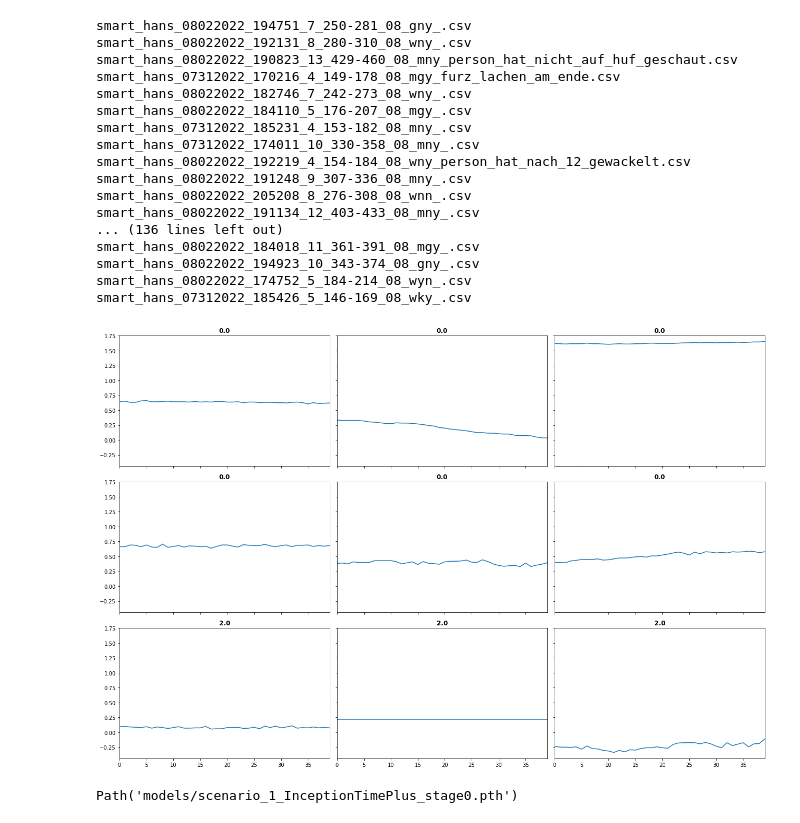
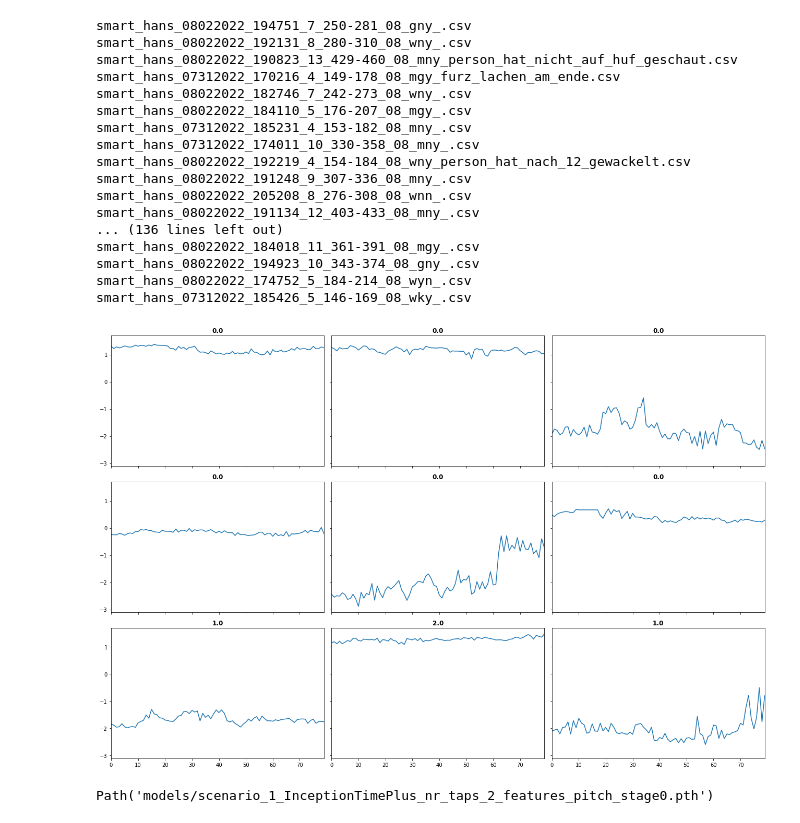
Before and after one commit to a-ludwig/smart_hans, a Jupyter notebook: Machine_learning/tsai_with_real_data_univariate.ipynb, the cells around one changed output. Cells and saved outputs as stored; diff of their text form; code cells hidden in the pictures.

```diff
--- a/Machine_learning/tsai_with_real_data_univariate.ipynb
+++ b/Machine_learning/tsai_with_real_data_univariate.ipynb
@@ -6,53 +6,58 @@ import datetime
 CUDA_LAUNCH_BLOCKING=1
 
 num_scenario = 1
+nr_taps = 2
 model_to_use = "InceptionTimePlus"
-learning_cycles = 20
-features_to_learn_with = ["nosetip_y"]
+learning_cycles = 100
+features_to_learn_with = ["pitch"]
+feature_list_string = '_'.join(features_to_learn_with)
+
+models_folder = "models"
+plots_folder = "vis/plots"
 save_name = "scenario_{}_{}".format(num_scenario, model_to_use)
 
-dl = dataloader(scenario= num_scenario, path="/Users/adi/Nextcloud/smart_hans/AP2/Daten/headpose_opencv_pitch_roll_yaw_20220904", nr_taps=1, move_window_by=-10, feature_list=features_to_learn_with)
+dl = dataloader(scenario= num_scenario, path="/Users/adi/Nextcloud/smart_hans/AP2/Daten/headpose_opencv_pitch_roll_yaw_20220904", nr_taps=nr_taps, move_window_by=-10, feature_list=features_to_learn_with)
 train, test= dl.get_train_test(frac = 0.8, seed = 0)
 
 X_test, y_test = df2xy(test, target_col='target')
 X_train, y_train = df2xy(train, target_col='target')
 
 X, y, splits = combine_split_data([X_train, X_test], [y_train, y_test])
 
 tfms  = [None, [Categorize()]]
 dsets = TSDatasets(X, y, tfms=tfms, splits=splits, inplace=True)
 dsets
 
 dls = TSDataLoaders.from_dsets(dsets.train, dsets.valid, bs=[64, 128], batch_tfms=[TSStandardize()], num_workers=0)
 
 dls.show_batch(sharey=True)
 # %% [output]
 smart_hans_08022022_194751_7_250-281_08_gny_.csv
 smart_hans_08022022_192131_8_280-310_08_wny_.csv
 smart_hans_08022022_190823_13_429-460_08_mny_person_hat_nicht_auf_huf_geschaut.csv
 smart_hans_07312022_170216_4_149-178_08_mgy_furz_lachen_am_ende.csv
 smart_hans_08022022_182746_7_242-273_08_wny_.csv
 smart_hans_08022022_184110_5_176-207_08_mgy_.csv
 smart_hans_07312022_185231_4_153-182_08_mny_.csv
 smart_hans_07312022_174011_10_330-358_08_mny_.csv
 smart_hans_08022022_192219_4_154-184_08_wny_person_hat_nach_12_gewackelt.csv
 smart_hans_08022022_191248_9_307-336_08_mny_.csv
 smart_hans_08022022_205208_8_276-308_08_wnn_.csv
 smart_hans_08022022_191134_12_403-433_08_mny_.csv
 ... (136 lines left out)
 smart_hans_08022022_184018_11_361-391_08_mgy_.csv
 smart_hans_08022022_194923_10_343-374_08_gny_.csv
 smart_hans_08022022_174752_5_184-214_08_wyn_.csv
 smart_hans_07312022_185426_5_146-169_08_wky_.csv
-[figure, old version]
+[figure, new version]
 # %%
 
-scenario_name_stage0 = save_name+"_stage0"
+scenario_name_stage0 = save_name+"_nr_taps_{}_features_{}".format(str(nr_taps), feature_list_string)+"_stage0"
 model = InceptionTime(dls.vars, dls.c)
 learn = ts_learner(dls, model, metrics=accuracy, train_metrics=True)
 learn.save(scenario_name_stage0)
 # %% [output]
-Path('models/scenario_1_InceptionTimePlus_stage0.pth')
+Path('models/scenario_1_InceptionTimePlus_nr_taps_2_features_pitch_stage0.pth')
 # %%
 learn.load(scenario_name_stage0)
 learn.lr_find()
```
Also changed, not shown: parts of 8 cells of this notebook, 1 other file.
